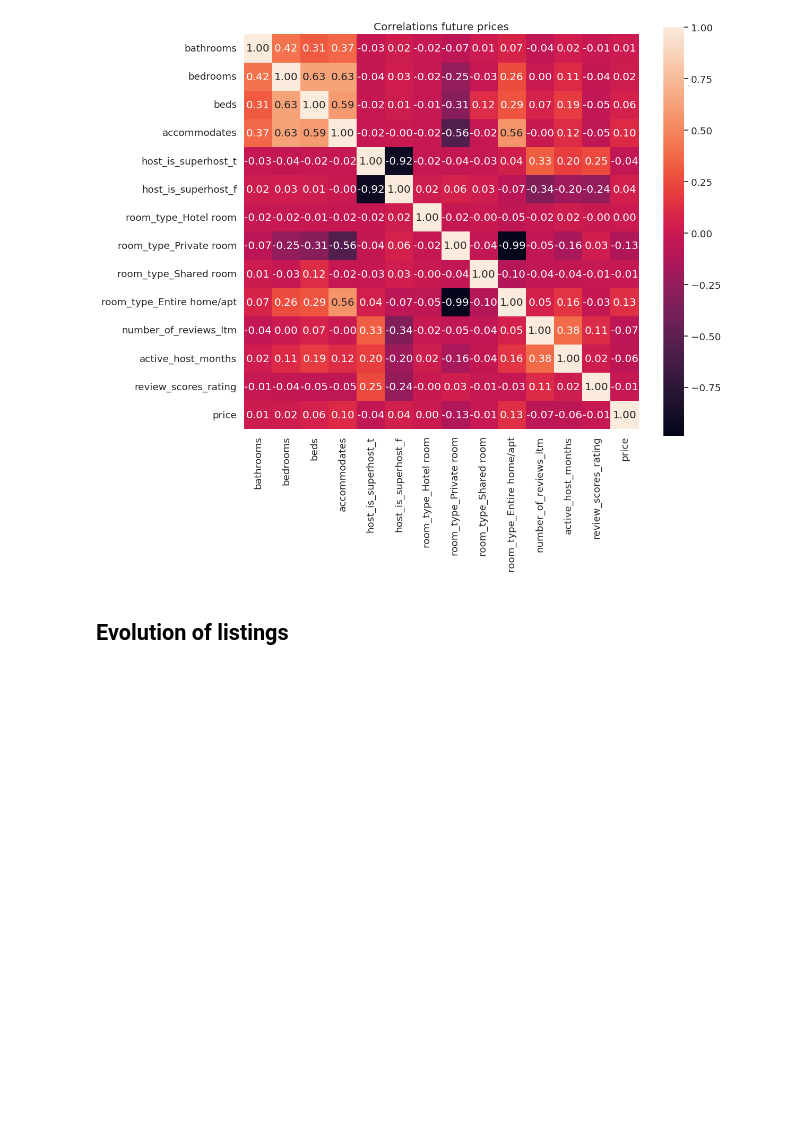
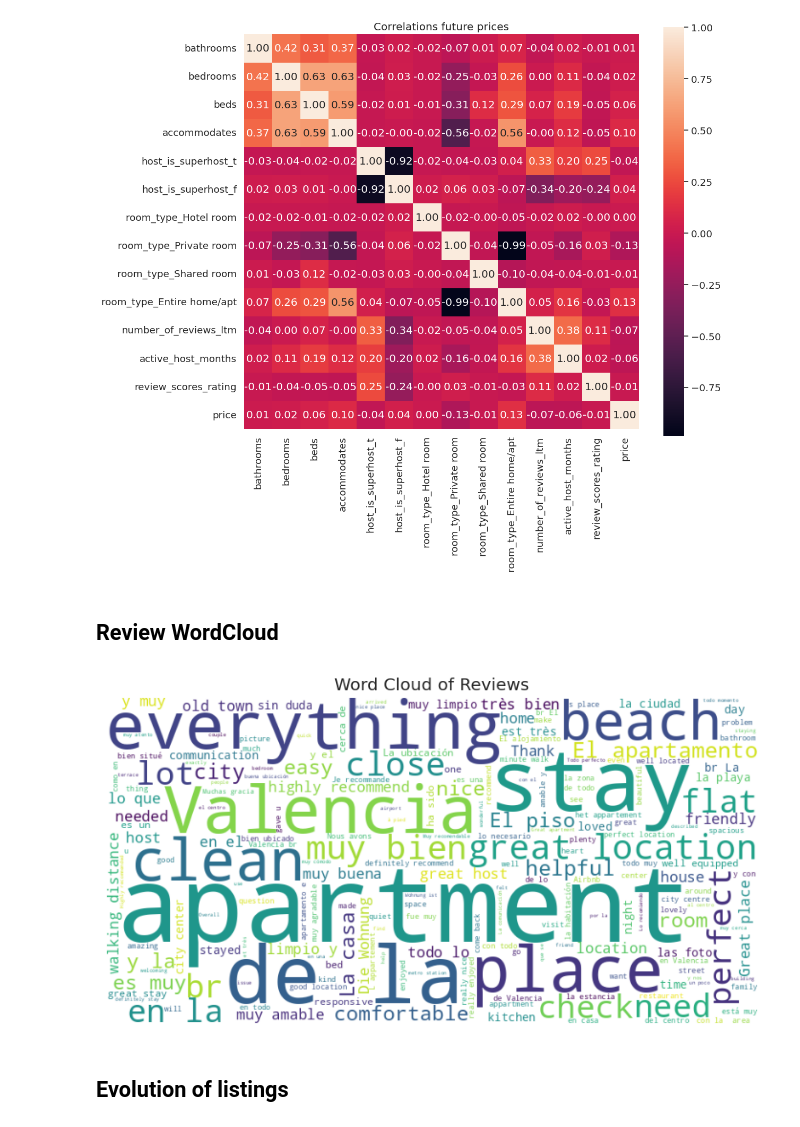
Before and after one commit to PIOVEEE92/DS-Nanodegree, a Jupyter notebook: 2. Introduction to Data Science/project/ValenciaEDA.ipynb, the cells around one changed output. Drawn from its saved outputs; the diff is of its cells as text; code cells hidden in the pictures; blank space fills up the shorter version.

```diff
--- a/2. Introduction to Data Science/project/ValenciaEDA.ipynb
+++ b/2. Introduction to Data Science/project/ValenciaEDA.ipynb
@@ -271,6 +274,23 @@ fig = hm.get_figure()
 fig.savefig('correlations.png')
 # %% [output]
 [figure]
+# %% [markdown]
+## Review WordCloud
+# %%
+# Step 1: Convert the comments column to a single string
+comments_text = " ".join(df_review['comments'].astype(str))
+
+# Step 2: Generate the word cloud
+wordcloud = WordCloud(width=800, height=400, background_color='white').generate(comments_text)
+
+# Step 3: Display the word cloud using matplotlib
+plt.figure(figsize=(10, 5))
+plt.imshow(wordcloud, interpolation='bilinear')
+plt.axis('off')  # Turn off the axis
+plt.title('Word Cloud of Reviews')
+plt.show()
+# %% [output]
+[figure, added]
 # %% [markdown]
 ## Evolution of listings
 # %%
```
Also changed, not shown: parts of 9 cells of this notebook, 1 other file.
